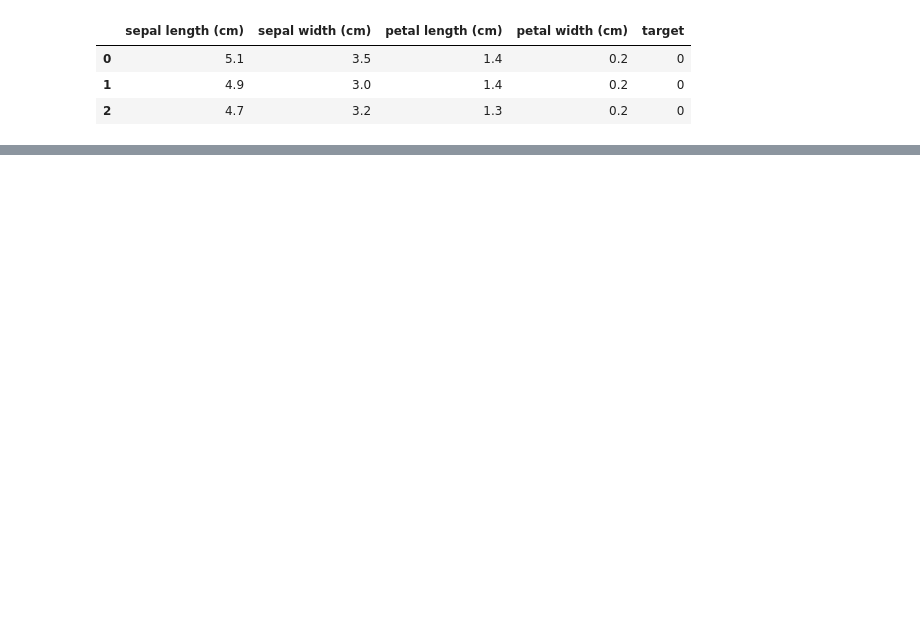
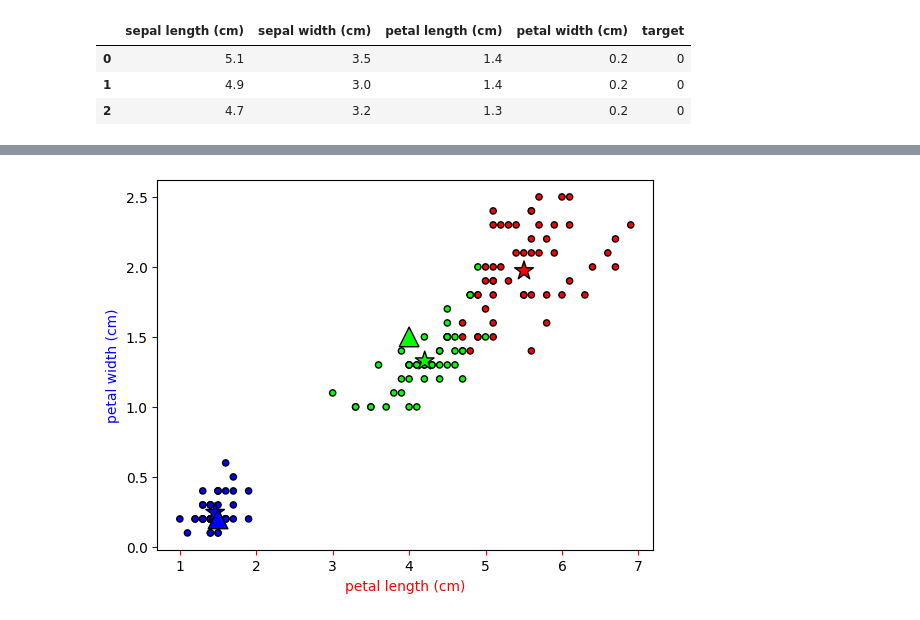
Before and after one commit to Dense18/PythonML, a Jupyter notebook: test_kmeans.ipynb, the cells around one changed output, grey strips where cells are left out. Cells and saved outputs as stored; diff of their text form; code cells hidden in the pictures; blank space fills up the shorter version.

```diff
--- a/test_kmeans.ipynb
+++ b/test_kmeans.ipynb
@@ -47,0 +54,24 @@ len(X[cls.labels == 1])
+# %%
+cmap = ListedColormap(["#FF0000", "#00FF00", "#0000FF"]) #(red, green, blue)
+color_dict = {
+    0: "#FF0000",
+    1: "#00FF00",
+    2: "#0000FF",
+}
+
+colors = [color_dict[pred_value[i]] for i in range(len(pred_value))]
+
+fig, ax = plt.subplots()
+# plt.figure(facecolor="white", edgecolor="purple")
+ax.set_xlabel(iris.feature_names[2], c = "red")
+ax.set_ylabel(iris.feature_names[3], c = "blue")
+
+ax.tick_params("x", color = "red")
+ax.tick_params("y", color = "blue")
+
+ax.scatter(X[:,2], X[:,3], c = cls.labels, cmap = cmap, edgecolors="black", s = 20)
+ax.scatter(cls.centroids[:,2], cls.centroids[:,3], c = range(3), cmap = cmap,s = 200, edgecolors = "black", marker = "*")
+ax.scatter(new_instance[:,2], new_instance[:,3], c = colors, s = 200, edgecolors = "black", marker = "^")
+plt.show()
+# %% [output]
+[figure, added]
```
Also changed, not shown: parts of 4 cells of this notebook, 3 other files.
